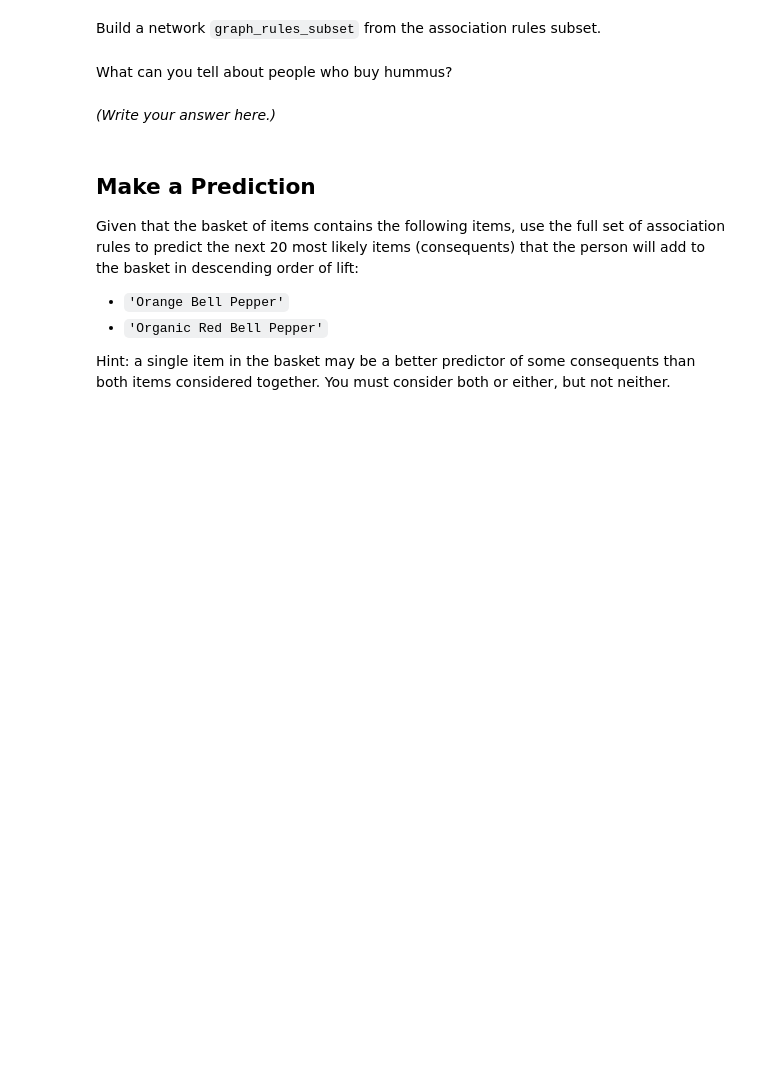
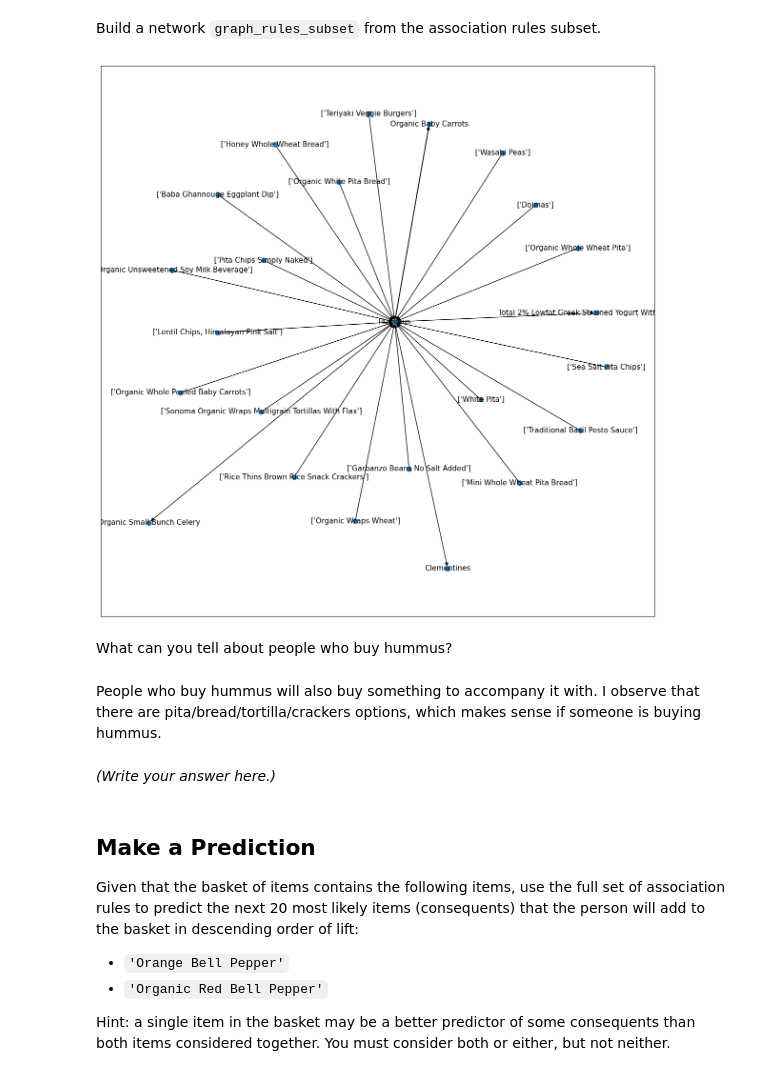
Before and after one commit to belbop/my-fork-2024-DS-Fri-1230, a Jupyter notebook: Week-05-Unsupervised-Learning/Exercise-IL.ipynb, the cells around one changed output. Cells and saved outputs as stored; diff of their text form; code cells hidden in the pictures; blank space fills up the shorter version.

```diff
--- a/Week-05-Unsupervised-Learning/Exercise-IL.ipynb
+++ b/Week-05-Unsupervised-Learning/Exercise-IL.ipynb
@@ -142,0 +143,22 @@ df_rules_subset = # Something goes here. You can repeat this for as many steps a
+# %%
+# Define df_rules_subset.
+
+# Attempt to do it all together: Does not work
+# df_rules_subset = df_rules[(df_rules['antecedent_items'].apply(len) == 1) &
+#                            (df_rules['lift'].between(5, 20))
+#                            & ((df_rules['antecedent_items'].str.contains('Hummus')) ^ (df_rules['consequent_item'].str.contains('Hummus'))) &
+#                               (df_rules['antecedent_items'].str[0]) & (df_rules['antecedent_items'].str.replace('.*Hummus.*', 'Hummus', regex = True)) &
+#                               (df_rules['consequent_item'].str.replace('.*Hummus.*', 'Hummus', regex=True))]
+
+conditionOne = df_rules['antecedent_items'].apply(len) == 1
+conditionTwo = df_rules['lift'].between(5, 20)
+df_rules_subset = df_rules[conditionOne & conditionTwo]
+
+df_rules_subset.loc[:, 'antecedent_items'] = df_rules_subset['antecedent_items'].astype(str).str.replace(r'.*Hummus.*', 'Hummus', regex=True)
+df_rules_subset.loc[:, 'consequent_item'] = df_rules_subset['consequent_item'].astype(str).str.replace(r'.*Hummus.*', 'Hummus', regex=True)
+
+conditionThree = ((df_rules_subset['antecedent_items'] == 'Hummus') ^ (df_rules_subset['consequent_item'] == 'Hummus'))
+
+df_rules_subset = df_rules_subset[conditionThree]
+
+df_rules_subset.head(10)
@@ -145,14 +179,25 @@ Build a network `graph_rules_subset` from the association rules subset.
 # %%
 # Define graph_rules_subset, add the graph’s edges, and plot it. You may need a large figure size, smaller node size, and smaller font size.
 
 graph_rules_subset = nx.MultiDiGraph()
-graph_rules_subset.add_edges_from(
-    # Something goes here.
-)
+from_nodes = df_rules_subset.antecedent_items
+to_nodes = df_rules_subset.consequent_item
+connect = zip(from_nodes, to_nodes)
+graph_rules_subset.add_edges_from(connect)
 
 # Then render the graph.
+
+pos = nx.spring_layout(graph_rules_subset, k=0.9)
+
+plt.figure(1, figsize=(15, 15))
+nx.draw_networkx(graph_rules_subset, pos, font_size=11, node_size=50, with_labels=True)
+plt.show()
+# %% [output]
+[figure, added]
 # %% [markdown]
 What can you tell about people who buy hummus?
+# %% [markdown]
+People who buy hummus will also buy something to accompany it with. I observe that there are pita/bread/tortilla/crackers options, which makes sense if someone is buying hummus.
 # %% [markdown]
 *(Write your answer here.)*
 # %% [markdown]
```
Also changed, not shown: parts of 3 cells of this notebook.
